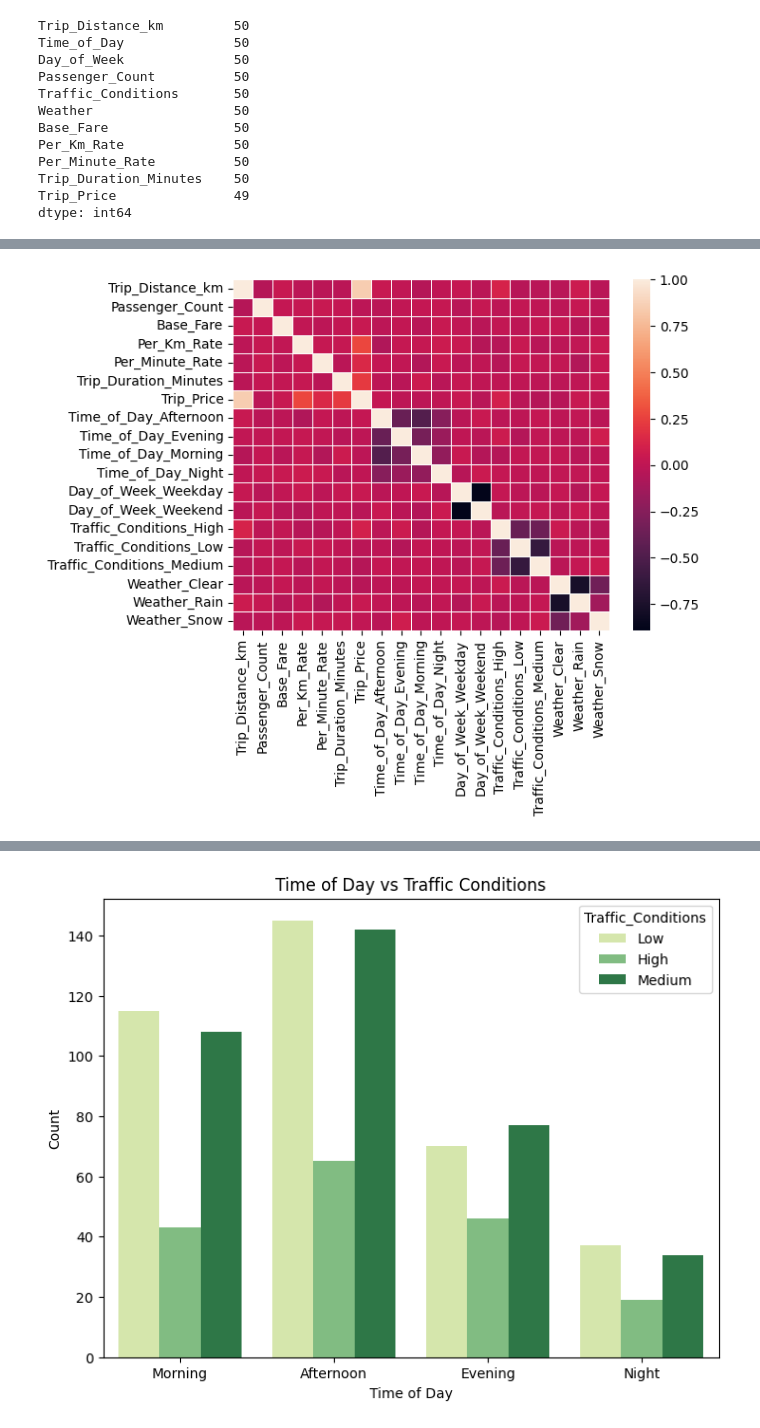
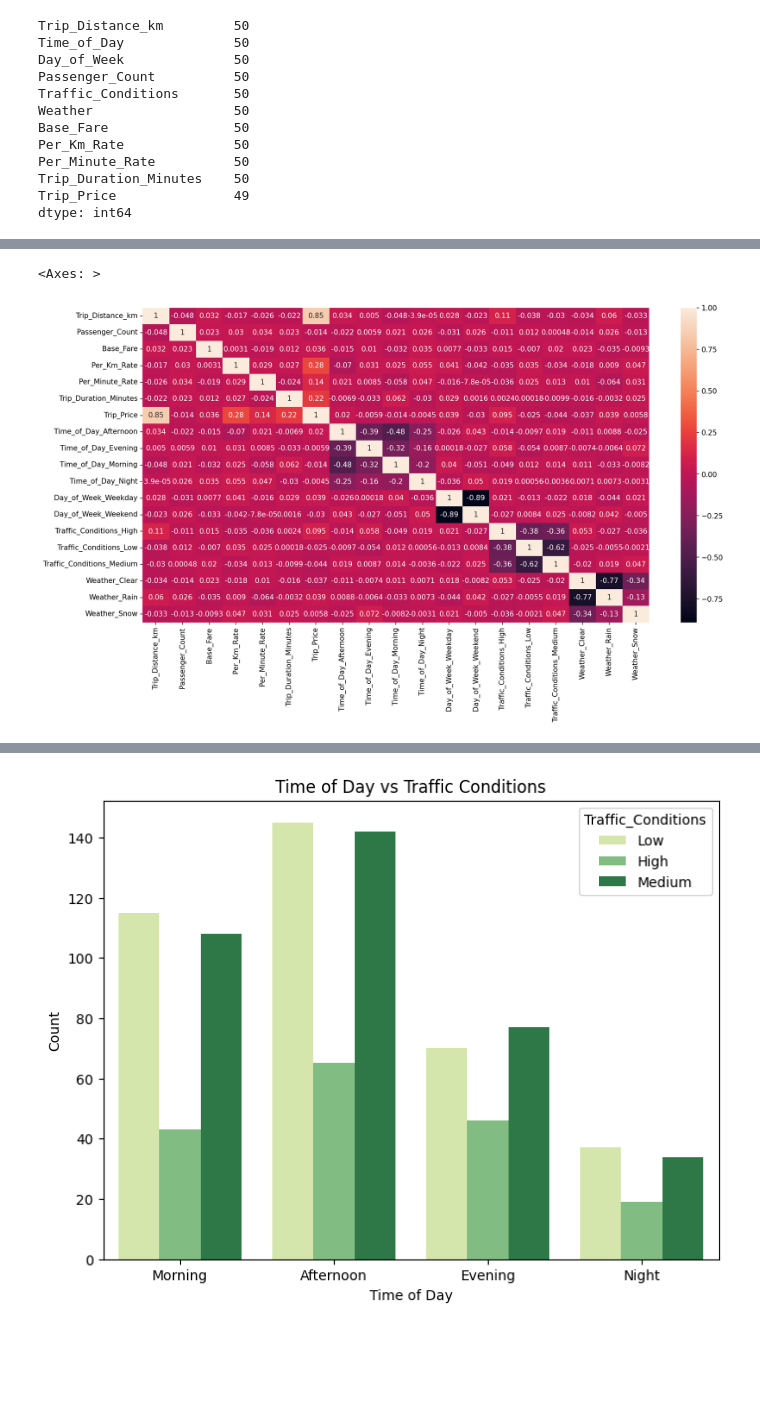
Before and after one commit to aeriesAce/taxi-prediction-fullstack-Elvira-, a Jupyter notebook: explorations/basic_eda.ipynb, the cells around one changed output, grey strips where cells are left out. Drawn from its saved outputs; the diff is of its cells as text; code cells hidden in the pictures; blank space fills up the shorter version.

```diff
--- a/explorations/basic_eda.ipynb
+++ b/explorations/basic_eda.ipynb
@@ -70,10 +70,12 @@ df.describe()
 # %%
 # do a heatmap with dummy columns
 df_dummy = pd.get_dummies(df)
-corr = df_dummy.corr()
-sns.heatmap(corr, linewidth = .5);
+
+fig,ax = plt.subplots(1, figsize = (16,8), dpi = 150)
+sns.heatmap(df_dummy.corr(), annot=True);
 # %% [output]
+<Axes: >
-[figure, old version]
+[figure, new version]
 # %%
 df_dummy.corr()
 # %% [output]
```
Also changed, not shown: parts of 1 cell of this notebook, 6 other files.
